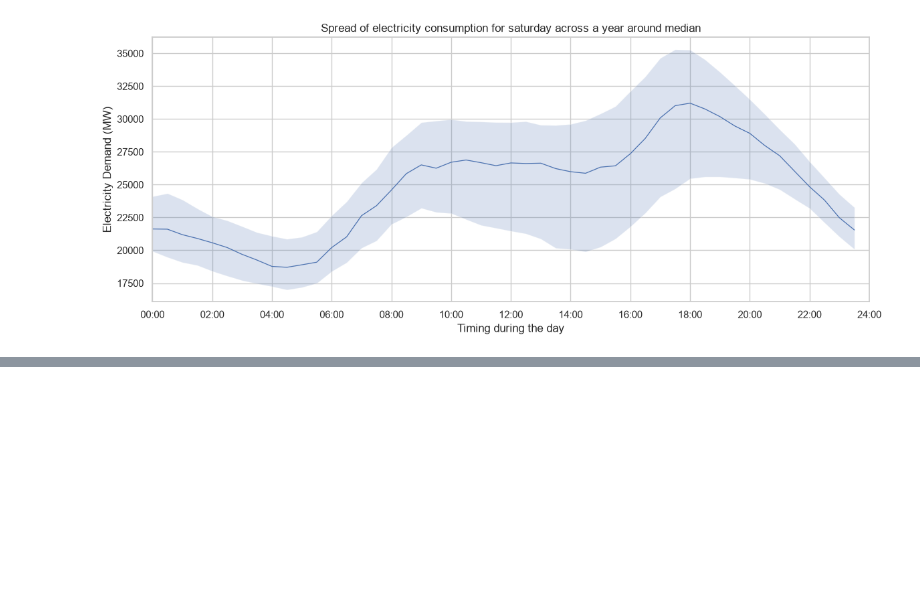
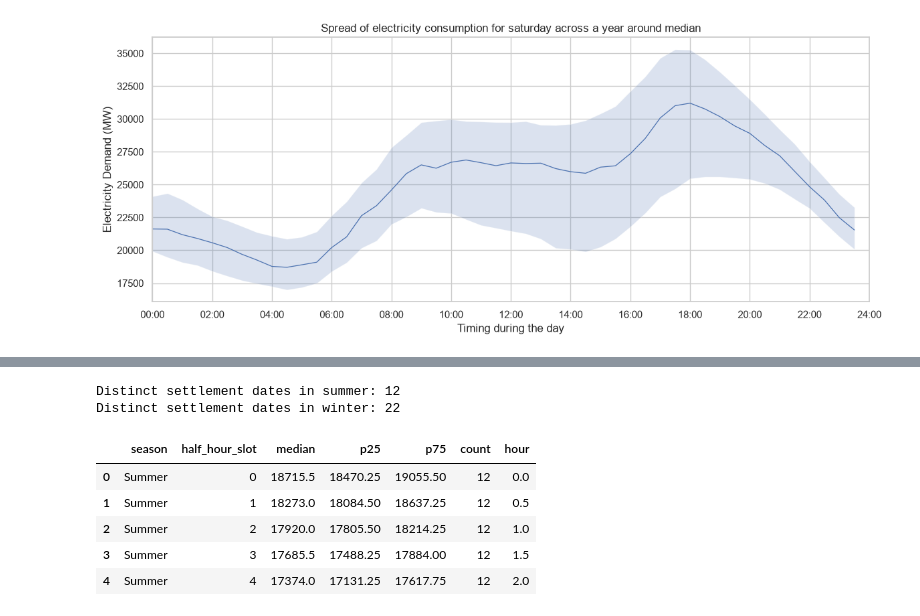
Before and after one commit to Ak62007/Halftime-Effect, a Jupyter notebook: notebooks/03_demand_eda.ipynb, the cells around one changed output, grey strips where cells are left out. Cells and saved outputs as stored; diff of their text form; code cells hidden in the pictures; blank space fills up the shorter version.

```diff
--- a/notebooks/03_demand_eda.ipynb
+++ b/notebooks/03_demand_eda.ipynb
@@ -572,0 +590,7 @@ plt.show()
+# %%
+seasonal_mondays = (
+    seasonal_mondays
+    .assign(
+        season=lambda d: d['timestamp_london'].dt.month_name().apply(check_season)
+    )
+)
@@ -572,0 +602,6 @@ plt.show()
+# %%
+print(f"Distinct settlement dates in summer: {len(summer['settlement_date'].unique())}")
+print(f"Distinct settlement dates in winter: {len(winter['settlement_date'].unique())}")
+# %% [output]
+Distinct settlement dates in summer: 12
+Distinct settlement dates in winter: 22
@@ -572,0 +621,9 @@ plt.show()
+# %%
+seasonal_summary.head()
+# %% [output]
+|  | season | half_hour_slot | median | p25 | p75 | count | hour |
+| 0 | Summer | 0 | 18715.5 | 18470.25 | 19055.50 | 12 | 0.0 |
+| 1 | Summer | 1 | 18273.0 | 18084.50 | 18637.25 | 12 | 0.5 |
+| 2 | Summer | 2 | 17920.0 | 17805.50 | 18214.25 | 12 | 1.0 |
+| 3 | Summer | 3 | 17685.5 | 17488.25 | 17884.00 | 12 | 1.5 |
+| 4 | Summer | 4 | 17374.0 | 17131.25 | 17617.75 | 12 | 2.0 |
```
Also changed, not shown: parts of 14 cells of this notebook, 11 other files.
